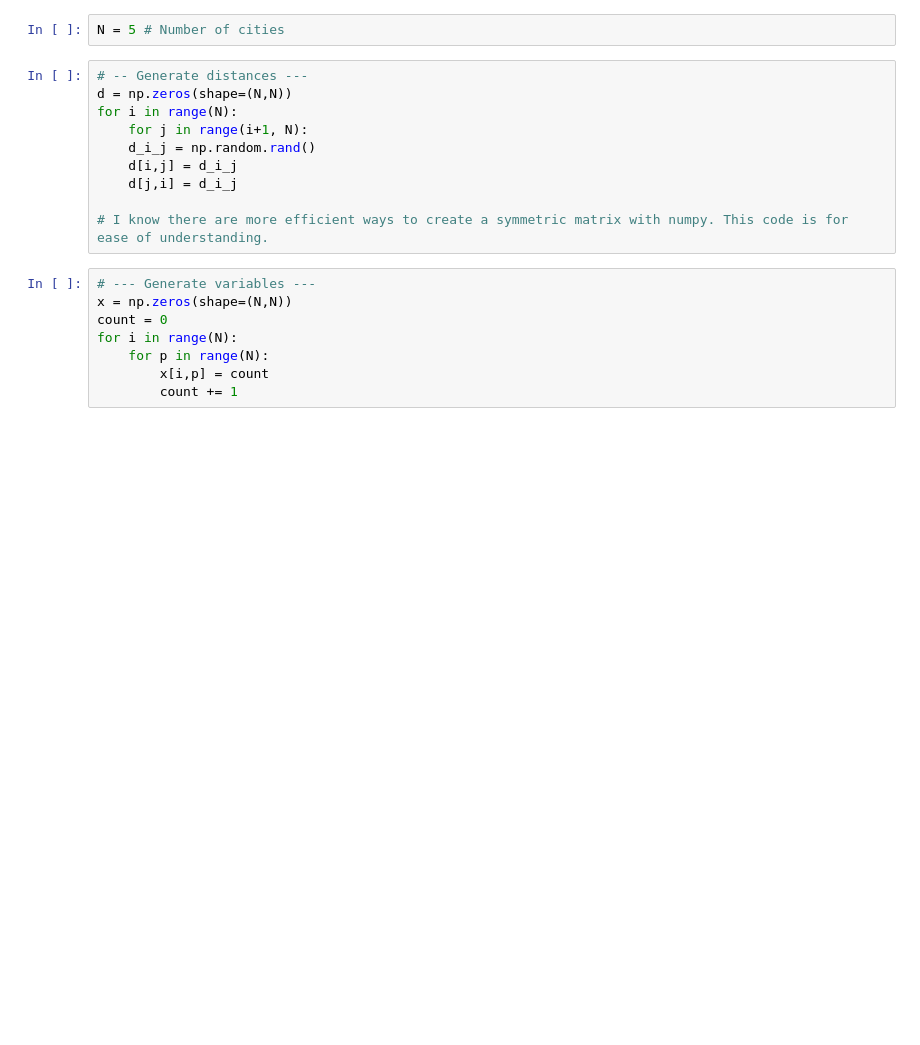
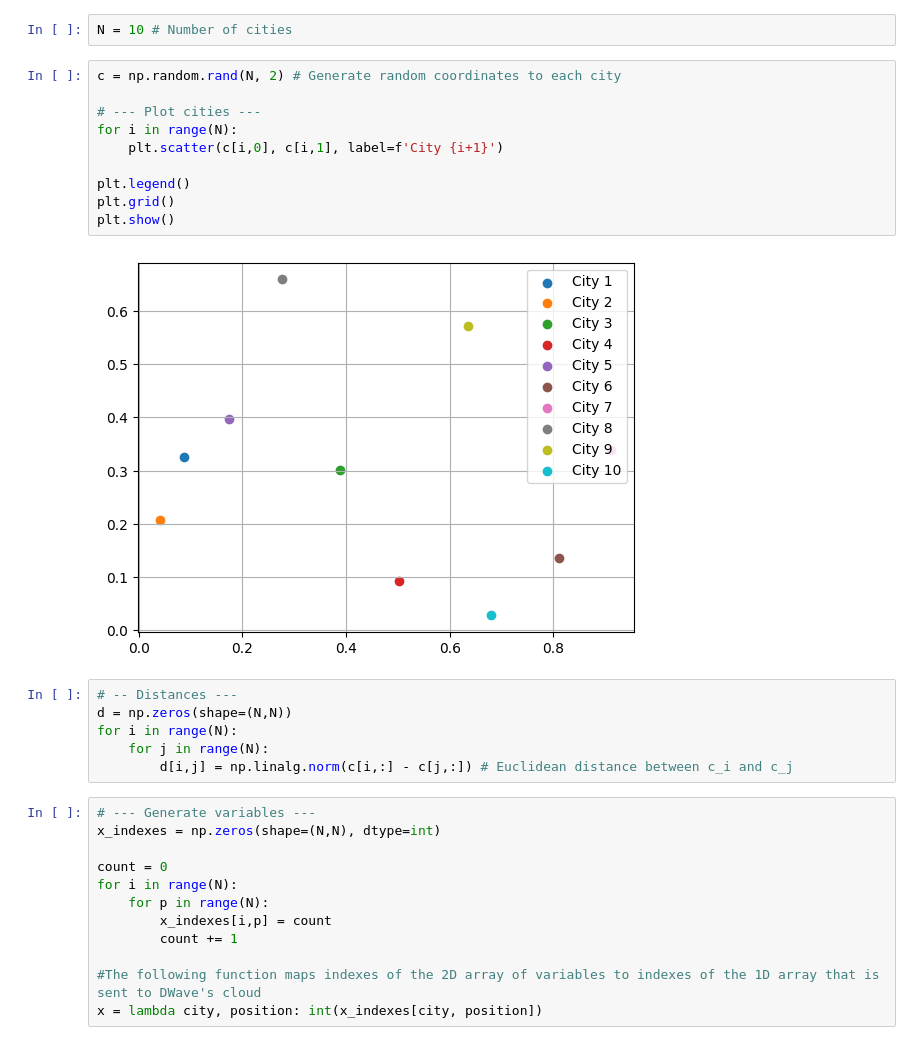
Before and after one commit to FilipeChagasDev/quantum_annealing_experiments, a Jupyter notebook: travelling_salesman.ipynb, the cells around one changed output. Drawn from its saved outputs; the diff is of its cells as text; blank space fills up the shorter version.

```diff
--- a/travelling_salesman.ipynb
+++ b/travelling_salesman.ipynb
@@ -35,22 +48,34 @@ import numpy as np
 # %%
-N = 5 # Number of cities
+N = 10 # Number of cities
+# %%
+c = np.random.rand(N, 2) # Generate random coordinates to each city
+
+# --- Plot cities ---
+for i in range(N):
+    plt.scatter(c[i,0], c[i,1], label=f'City {i+1}')
+
+plt.legend()
+plt.grid()
+plt.show()
+# %% [output]
+[figure, added]
 # %%
-# -- Generate distances ---
+# -- Distances ---
 d = np.zeros(shape=(N,N))
 for i in range(N):
-    for j in range(i+1, N):
-    d_i_j = np.random.rand()
-    d[i,j] = d_i_j
-    d[j,i] = d_i_j
-
-# I know there are more efficient ways to create a symmetric matrix with numpy. This code is for ease of understanding.
+    for j in range(N):
+        d[i,j] = np.linalg.norm(c[i,:] - c[j,:]) # Euclidean distance between c_i and c_j
 # %%
 # --- Generate variables ---
-x = np.zeros(shape=(N,N))
+x_indexes = np.zeros(shape=(N,N), dtype=int)
+
 count = 0
 for i in range(N):
     for p in range(N):
-        x[i,p] = count
+        x_indexes[i,p] = count
         count += 1
+
+#The following function maps indexes of the 2D array of variables to indexes of the 1D array that is sent to DWave's cloud
+x = lambda city, position: int(x_indexes[city, position])
 # %%
 # --- Generate the QUBO matrix ---
```
Also changed, not shown: parts of 8 cells of this notebook.
